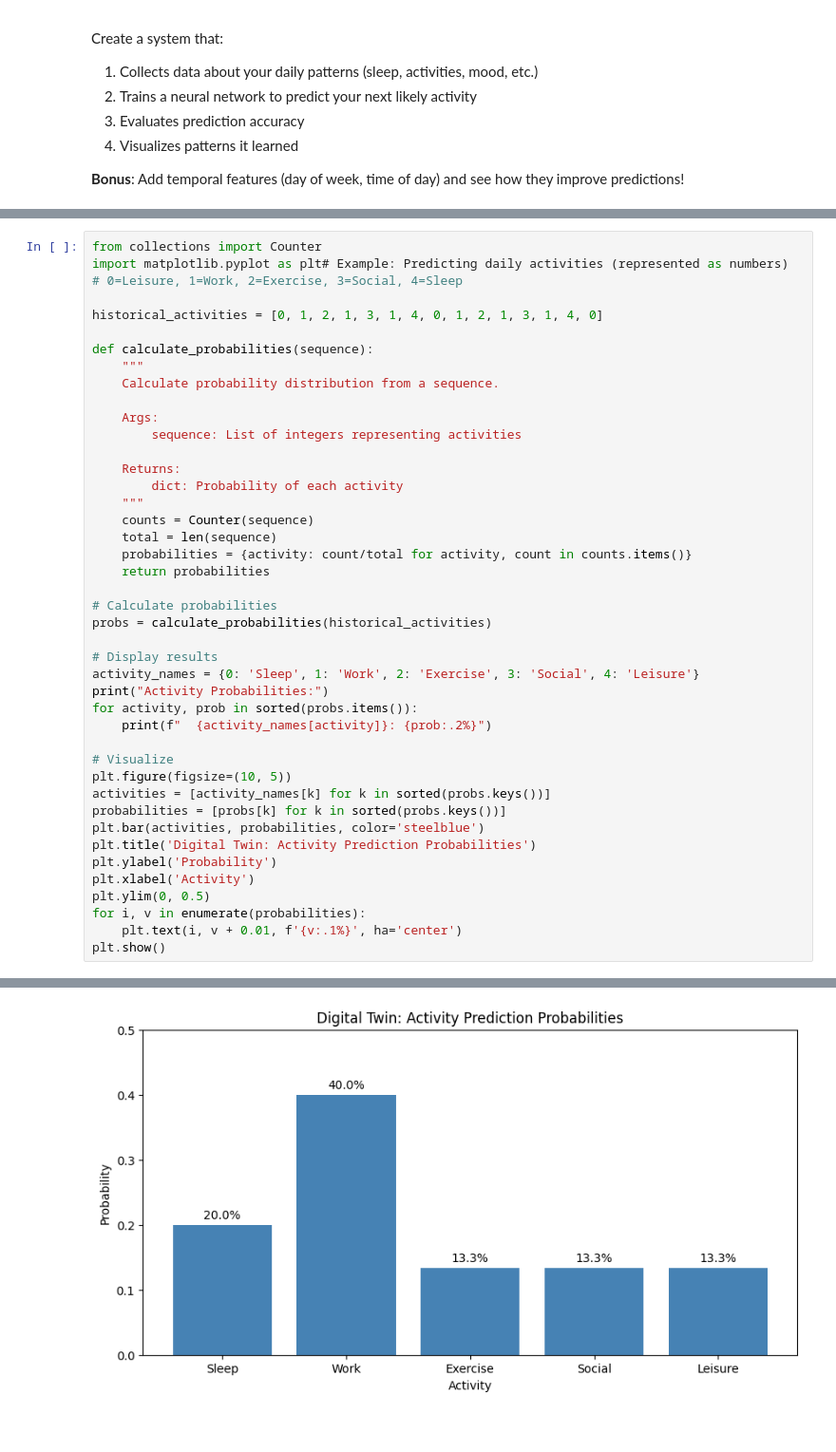
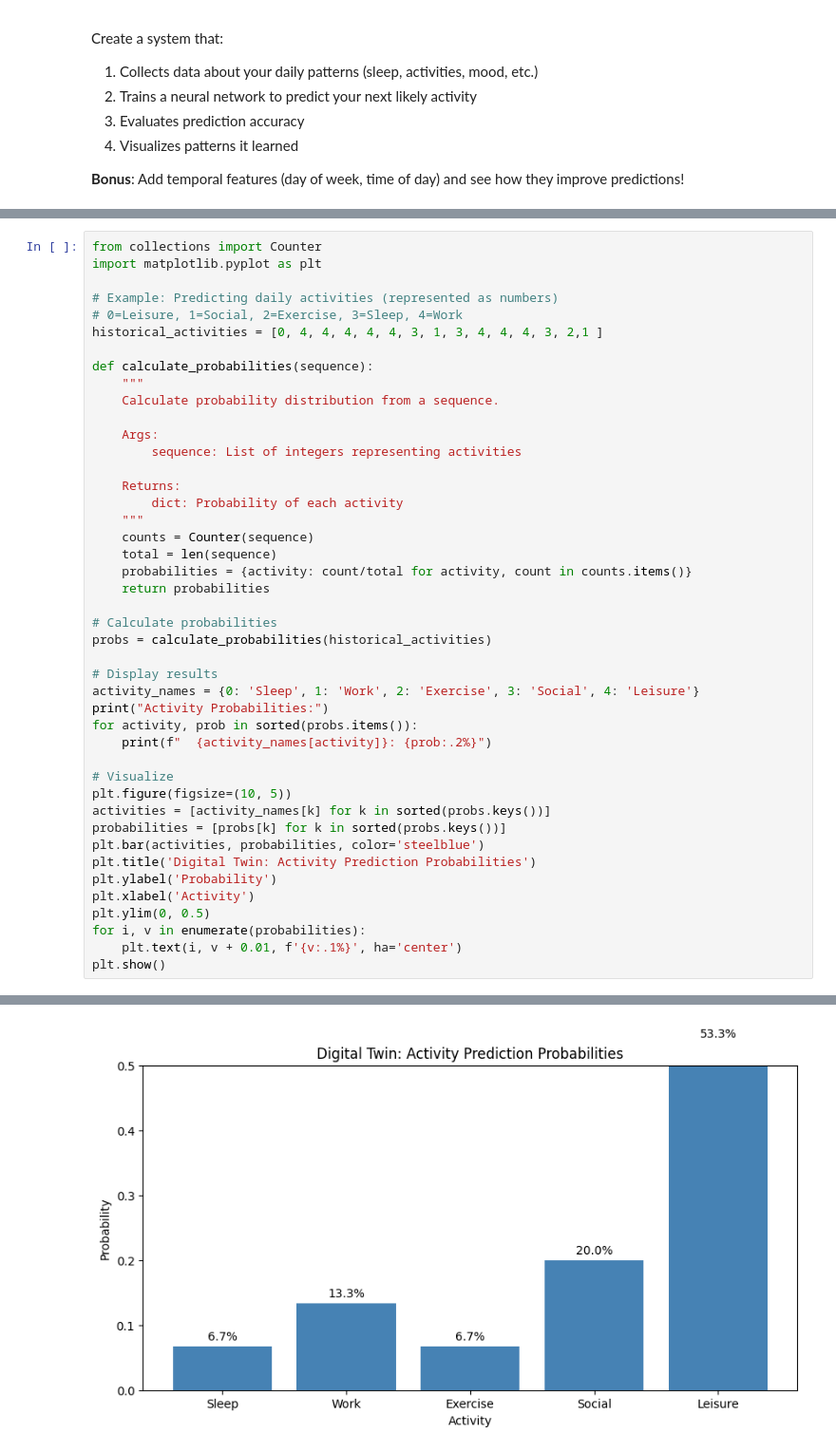
Before and after one commit to lindasomtochukwu/ATF-Colab-Tutorials, a Jupyter notebook: 01_probability_neural_networks.ipynb, the cells around one changed output, grey strips where cells are left out. Shown at 95% size. Cells and saved outputs as stored; diff of their text form; blank space fills up the shorter version.

```diff
--- a/01_probability_neural_networks.ipynb
+++ b/01_probability_neural_networks.ipynb
@@ -571,9 +552,10 @@ import pandas as pd
 # %%
 from collections import Counter
-import matplotlib.pyplot as plt# Example: Predicting daily activities (represented as numbers)
-# 0=Leisure, 1=Work, 2=Exercise, 3=Social, 4=Sleep
+import matplotlib.pyplot as plt
 
-historical_activities = [0, 1, 2, 1, 3, 1, 4, 0, 1, 2, 1, 3, 1, 4, 0]
+# Example: Predicting daily activities (represented as numbers)
+# 0=Leisure, 1=Social, 2=Exercise, 3=Sleep, 4=Work
+historical_activities = [0, 4, 4, 4, 4, 4, 3, 1, 3, 4, 4, 4, 3, 2,1 ]
 
 def calculate_probabilities(sequence):
     """
@@ -621 +603 @@ Activity Probabilities:
-[figure, old version]
+[figure, new version]
```
Also changed, not shown: parts of 11 cells of this notebook.
